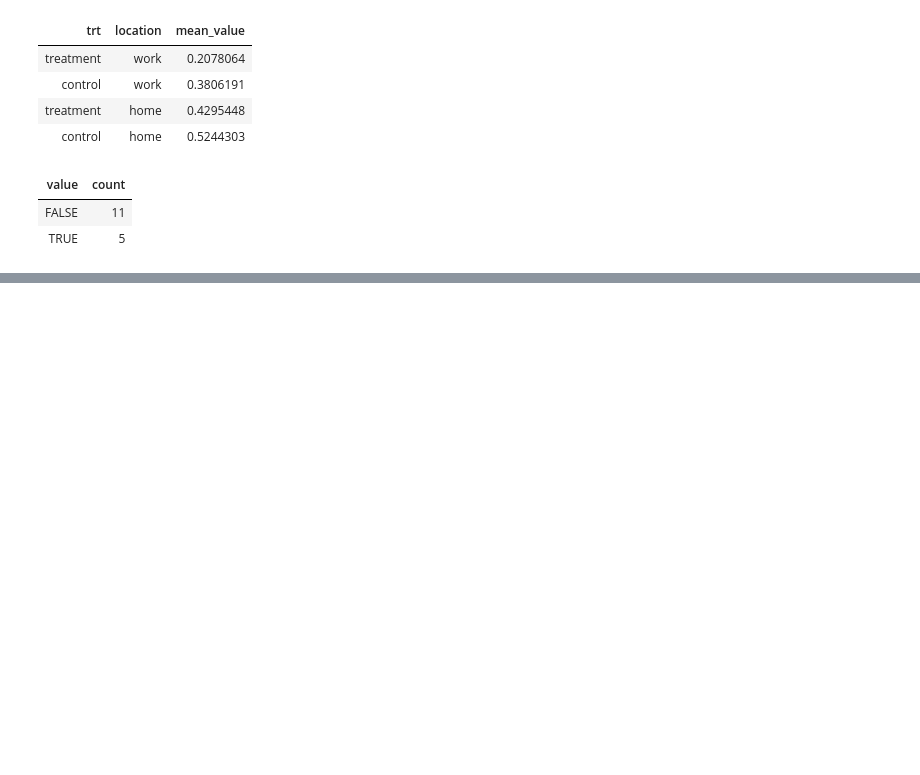
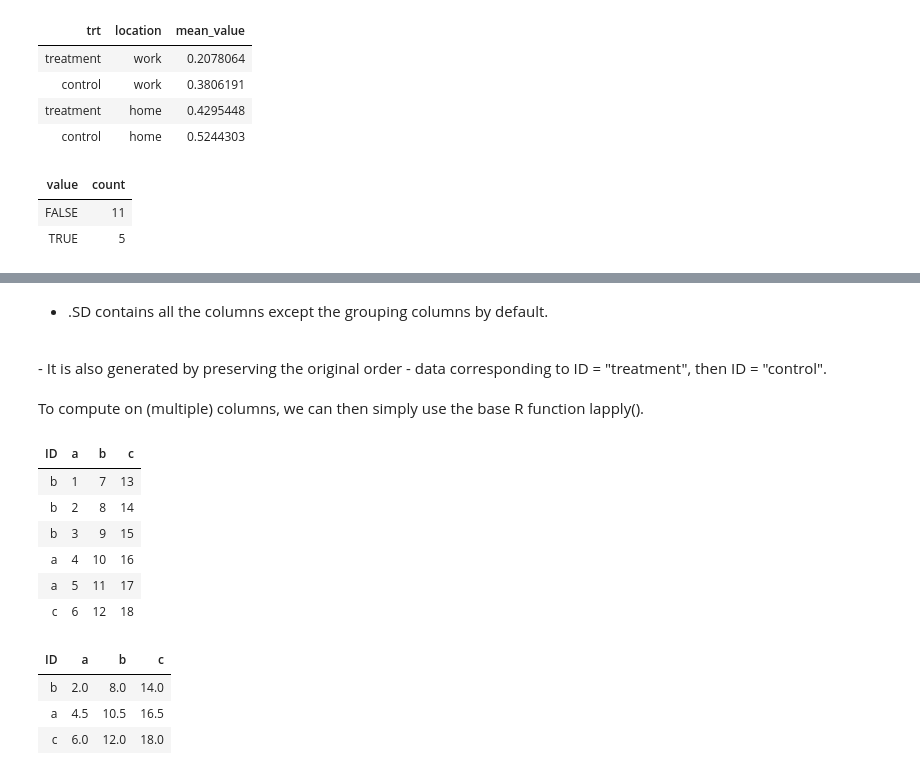
Before and after one commit to mylovelybaby/R_notebooks, a Jupyter notebook: Data Preprocessing with R.ipynb, the cells around one changed output, grey strips where cells are left out. Cells and saved outputs as stored; diff of their text form; code cells hidden in the pictures; blank space fills up the shorter version.

Commit message:
Data Preprocessing with R

```diff
--- a/Data Preprocessing with R.ipynb
+++ b/Data Preprocessing with R.ipynb
@@ -334,0 +362,22 @@ dt_tidier[,.(count=.N), value>0.5]
+# %% [markdown]
+- .SD contains all the columns except the grouping columns by default.
+<br>
+- It is also generated by preserving the original order - data corresponding to ID = "treatment", then ID = "control".
+# %% [markdown]
+To compute on (multiple) columns, we can then simply use the base R function lapply().
+# %%
+DT = data.table(ID = c("b","b","b","a","a","c"), a = 1:6, b = 7:12, c = 13:18)
+DT
+DT[, lapply(.SD,mean), by=ID]
+# %% [output]
+| ID | a | b | c |
+| b | 1 | 7 | 13 |
+| b | 2 | 8 | 14 |
+| b | 3 | 9 | 15 |
+| a | 4 | 10 | 16 |
+| a | 5 | 11 | 17 |
+| c | 6 | 12 | 18 |
+| ID | a | b | c |
+| b | 2.0 | 8.0 | 14.0 |
+| a | 4.5 | 10.5 | 16.5 |
+| c | 6.0 | 12.0 | 18.0 |
```
Also changed, not shown: parts of 9 cells of this notebook.
